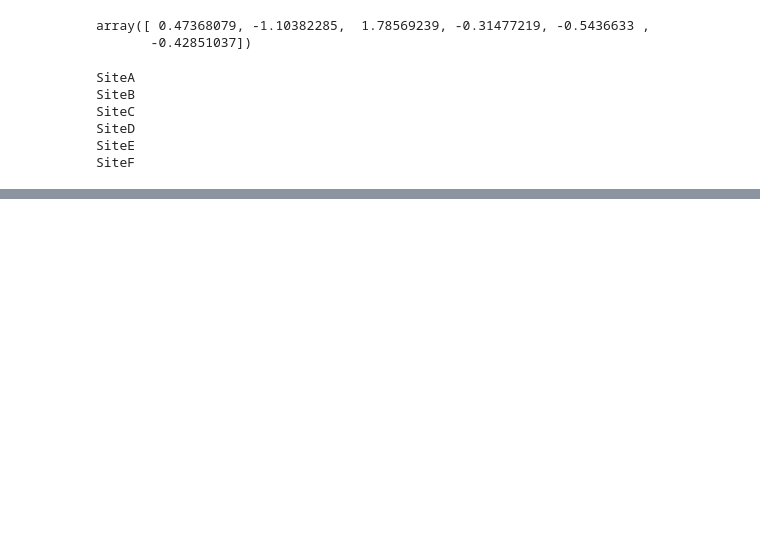
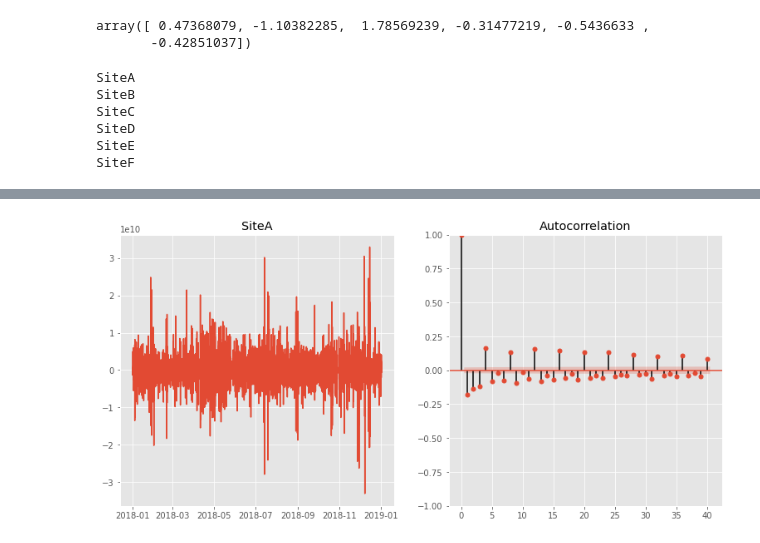
Before and after one commit to abidshafee/autoML-tsModel, a Jupyter notebook: AutoML_ts_Model.ipynb, the cells around one changed output, grey strips where cells are left out. Drawn from its saved outputs; the diff is of its cells as text; code cells hidden in the pictures; blank space fills up the shorter version.

```diff
--- a/AutoML_ts_Model.ipynb
+++ b/AutoML_ts_Model.ipynb
@@ -279,0 +236,11 @@ plt.tight_layout()
+# %%
+# now lets start differentiating tsdata to reduce or remove autocorrelation
+siteA_df = df['SiteA'].diff().dropna()
+
+fig, (ax1, ax2) = plt.subplots(1,2)
+ax1.plot(siteA_df)
+ax1.set_title('SiteA')
+
+plot_acf(siteA_df, ax=ax2);
+# %% [output]
+[figure, added]
```
Also changed, not shown: parts of 31 cells of this notebook.
